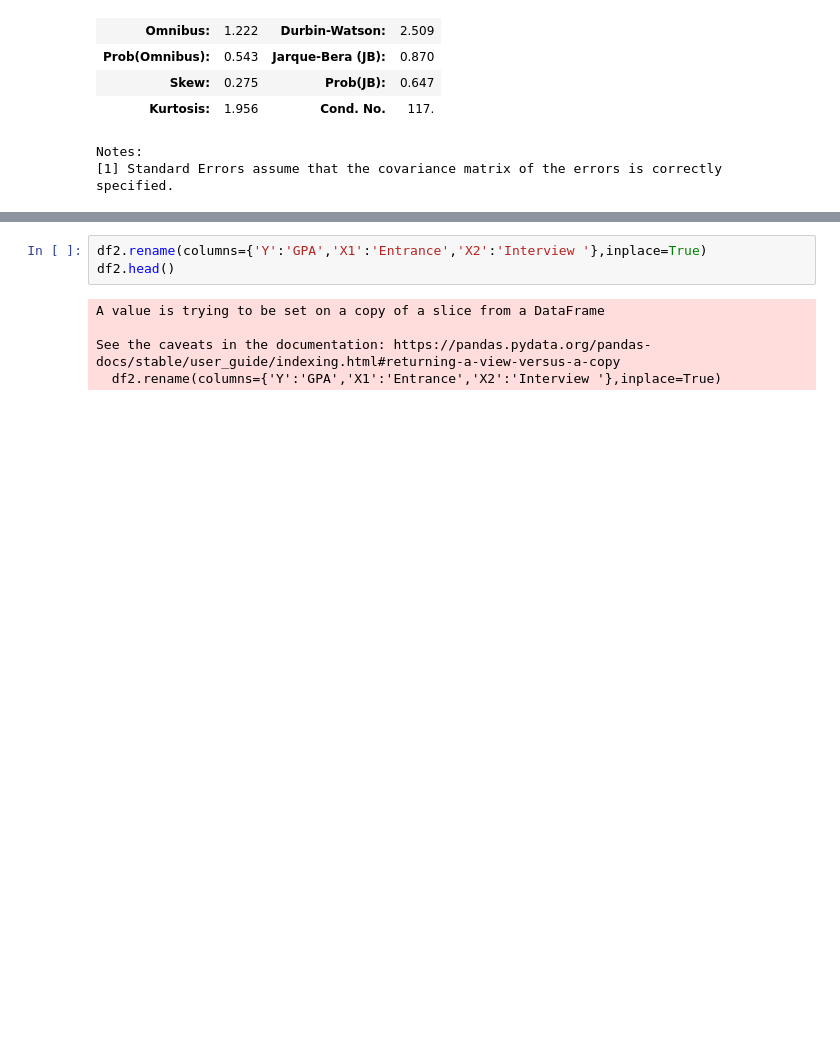
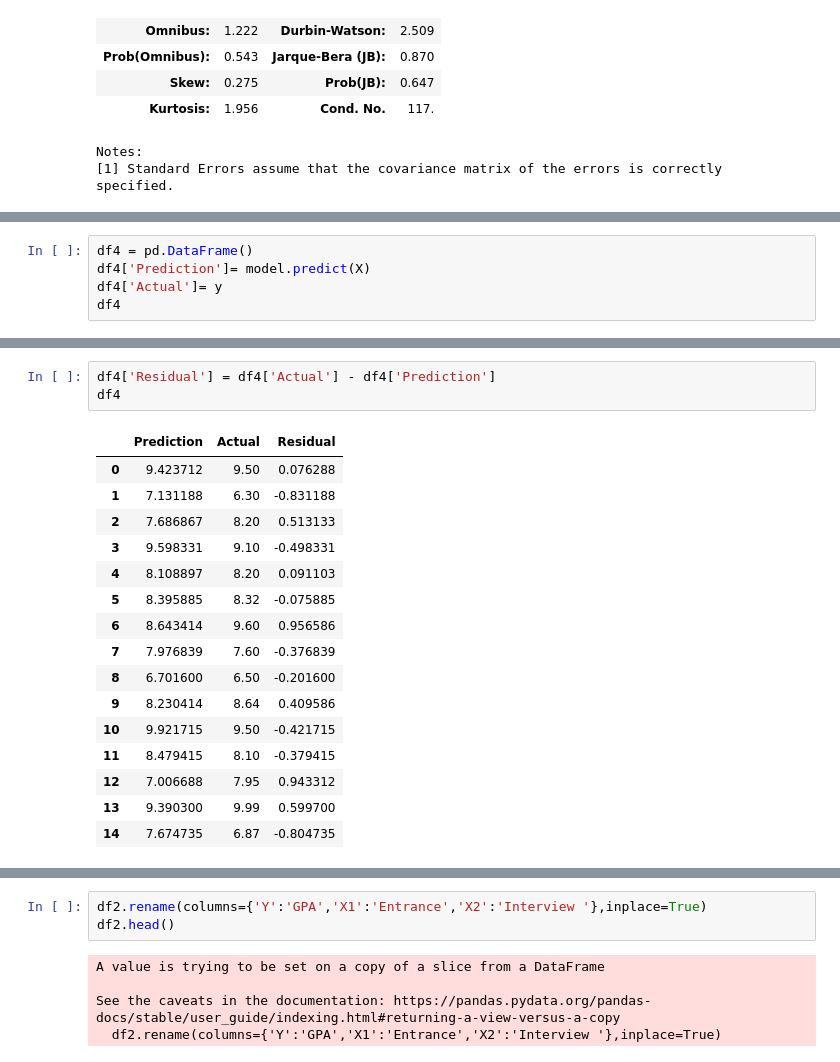
Before and after one commit to Sanjeeviit/Business-Analytics, a Jupyter notebook: BAweek2_3_4_5.ipynb, the cells around one changed output, grey strips where cells are left out. Saved outputs shown, nothing was run; the diff lists cells and outputs as text; blank space fills up the shorter version.

```diff
--- a/BAweek2_3_4_5.ipynb
+++ b/BAweek2_3_4_5.ipynb
@@ -240,0 +252,5 @@ Notes:
+# %%
+df4 = pd.DataFrame()
+df4['Prediction']= model.predict(X)
+df4['Actual']= y
+df4
@@ -240,0 +274,20 @@ Notes:
+# %%
+df4['Residual'] = df4['Actual'] - df4['Prediction']
+df4
+# %% [output]
+|  | Prediction | Actual | Residual |
+| 0 | 9.423712 | 9.50 | 0.076288 |
+| 1 | 7.131188 | 6.30 | -0.831188 |
+| 2 | 7.686867 | 8.20 | 0.513133 |
+| 3 | 9.598331 | 9.10 | -0.498331 |
+| 4 | 8.108897 | 8.20 | 0.091103 |
+| 5 | 8.395885 | 8.32 | -0.075885 |
+| 6 | 8.643414 | 9.60 | 0.956586 |
+| 7 | 7.976839 | 7.60 | -0.376839 |
+| 8 | 6.701600 | 6.50 | -0.201600 |
+| 9 | 8.230414 | 8.64 | 0.409586 |
+| 10 | 9.921715 | 9.50 | -0.421715 |
+| 11 | 8.479415 | 8.10 | -0.379415 |
+| 12 | 7.006688 | 7.95 | 0.943312 |
+| 13 | 9.390300 | 9.99 | 0.599700 |
+| 14 | 7.674735 | 6.87 | -0.804735 |
```
Also changed, not shown: parts of 8 cells of this notebook.
